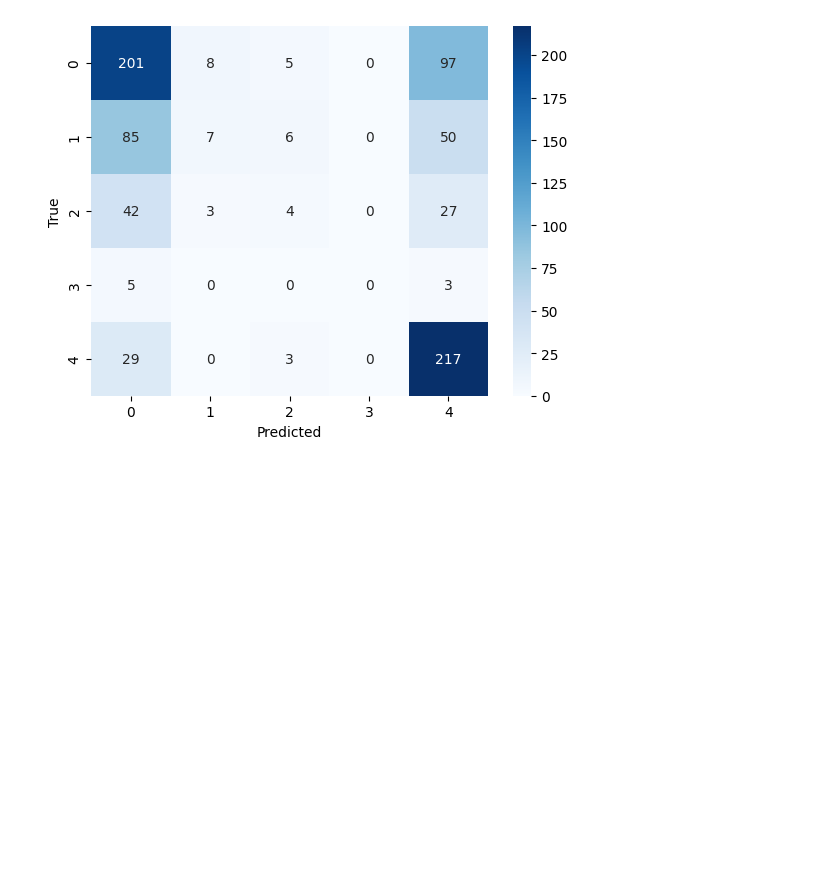
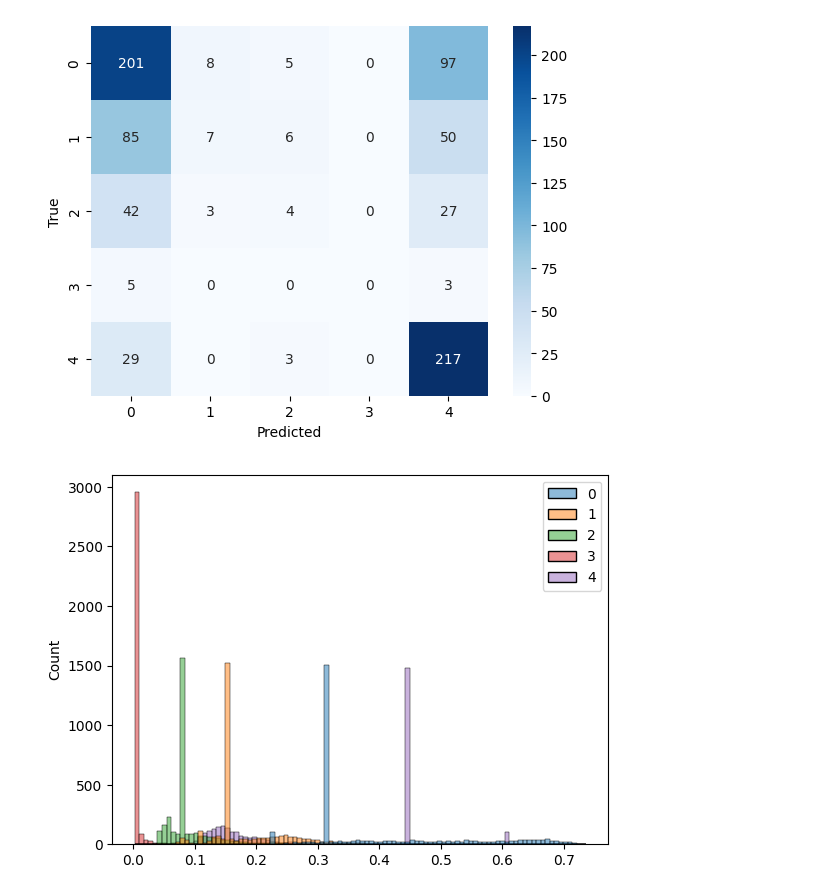
Before and after one commit to fbaltor/problematic-internet-use, a Jupyter notebook: train.ipynb, the cells around one changed output. Drawn from its saved outputs; the diff is of its cells as text; code cells hidden in the pictures; blank space fills up the shorter version.

Commit message:
add predictions distributions plot

```diff
--- a/train.ipynb
+++ b/train.ipynb
@@ -296,7 +296,7 @@ df_events
 # %%
 os.makedirs("experiments", exist_ok=True)
 
-experiment_name = "first"
+experiment_name = "second"
 features = FEATURE_GROUP_TO_COLUMNS[FeatureGroup.IMPEDANCE]
 
 TEST_SIZE = 0.2
@@ -428,3 +428,8 @@ plt.ylabel("True")
 save_image(experiment_name, "confusion_matrix")
 # %% [output]
 [figure]
+# %%
+sns.histplot(train_predictions, bins=100)
+save_image(experiment_name, "train_predictions_histogram")
+# %% [output]
+[figure, added]
```
Also changed, not shown: parts of 2 cells of this notebook.
